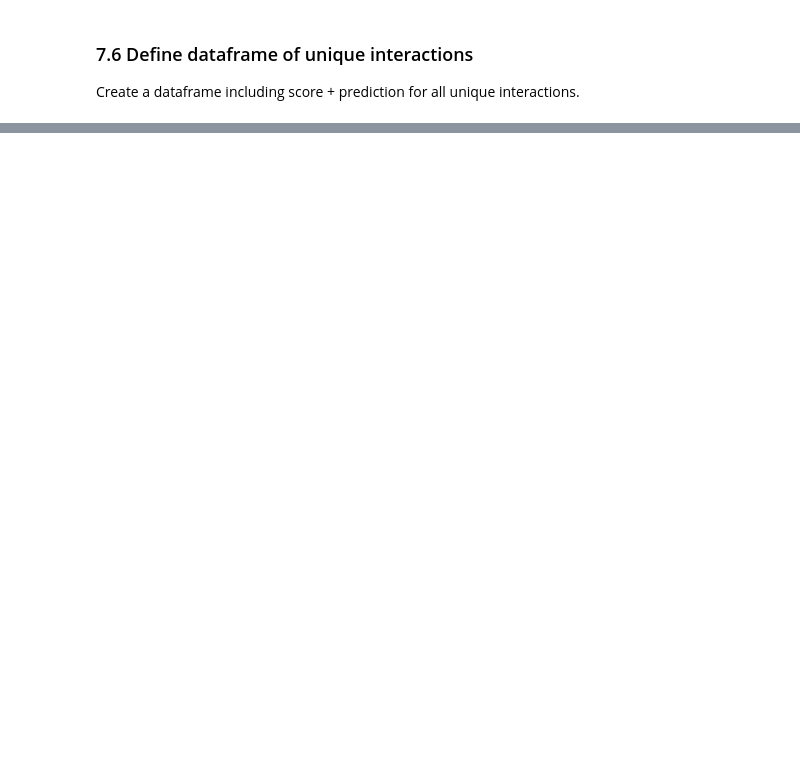
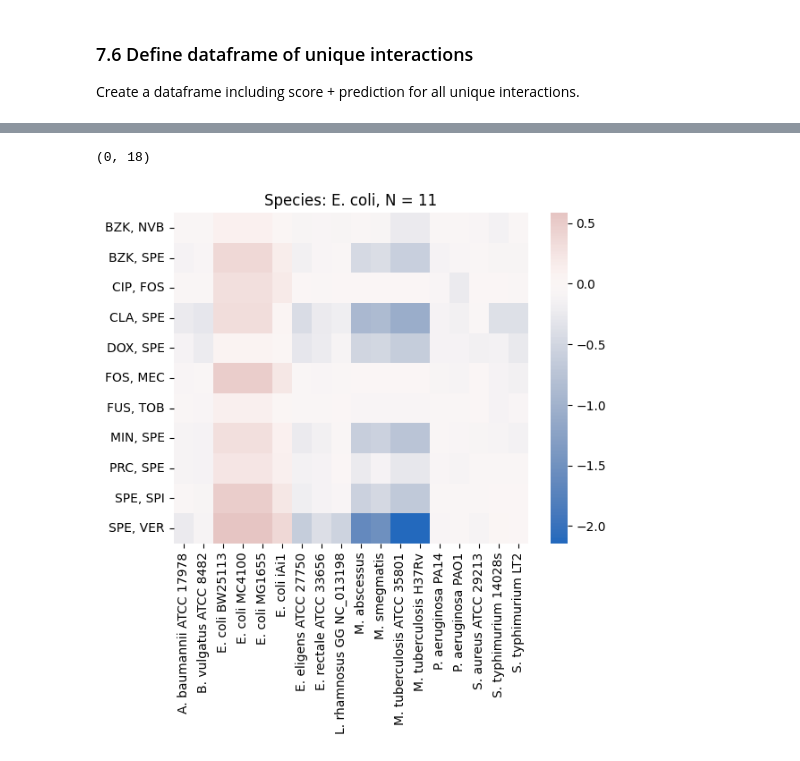
Before and after one commit to sriram-lab/TACTIC, a Jupyter notebook: TACTIC_analysis.ipynb, the cells around one changed output, grey strips where cells are left out. Drawn from its saved outputs; the diff is of its cells as text; code cells hidden in the pictures; blank space fills up the shorter version.

```diff
--- a/TACTIC_analysis.ipynb
+++ b/TACTIC_analysis.ipynb
@@ -1200,0 +1197,6 @@ with open('./TACTIC_data.pkl', 'wb') as f:
+# %%
+# Define reference landscape
+df = out['landscape']['lb'].copy()
+df.index = [i.rsplit(', ', 1)[0] for i in df.index]
+df.columns = [s[0] + '. ' + s.split(' ', 1)[-1] if '.' not in s else s for s in df.columns]
+df.head()
@@ -1200,0 +1210,13 @@ with open('./TACTIC_data.pkl', 'wb') as f:
+# %%
+# Cross-species antagonisms
+mask_bool = (df > 0).all(axis=1)
+mask_rank = np.argsort(df.mean(axis=1))[::-1]
+df.iloc[mask_rank].head()
+
+# Strain-specific antagonisms
+species = set([' '.join(s.split(' ')[:2]) for s in df.columns])
+for s in species:
+    idx = df.columns.str.startswith(s)
+    dfs, dfn = df.iloc[:, idx], df.iloc[:, ~idx]
+    mask = (dfs >= 0).all(axis=1) & (dfn < 0).all(axis=1)
+    print(f'No. of species-specific antagonisms for {s}: {mask.sum()}')
@@ -1200,0 +1236,28 @@ with open('./TACTIC_data.pkl', 'wb') as f:
+# %%
+idx = df.columns.str.startswith('A. baumannii')
+dfs = df.iloc[:, idx]
+mask = (dfs >= 0).all(axis=1) & (dfn < 0).all(axis=1)
+df[mask].shape
+# %% [output]
+(0, 18)
+# %%
+def visualize_heatmap(organism, annot:bool=False, fmt:str='.1f', cmap:str='vlag', center:float=0., color:str='k'):
+
+    'Visualize a heatmap of species-specific predictions.'
+
+    # Subset dataframe
+    idx = df.columns.str.startswith(organism)
+    dfs, dfn = df.iloc[:, idx], df.iloc[:, ~idx]
+    mask = (dfs >= 0).all(axis=1) & (dfn < 0).all(axis=1)
+    dfp = df[mask]
+
+    # Plot heatmap
+    if dfp.shape[0]==0:
+        print('No interactions to plot')
+    else:
+        ax = sns.heatmap(dfp, annot=annot, fmt=fmt, cmap=cmap, center=center)
+        ax.set_title(f'Species: {organism}, N = {mask.sum()}', fontsize=12, color=color)
+# %%
+visualize_heatmap('E. coli')
+# %% [output]
+[figure, added]
```
Also changed, not shown: parts of 37 cells of this notebook, 5 other files.
